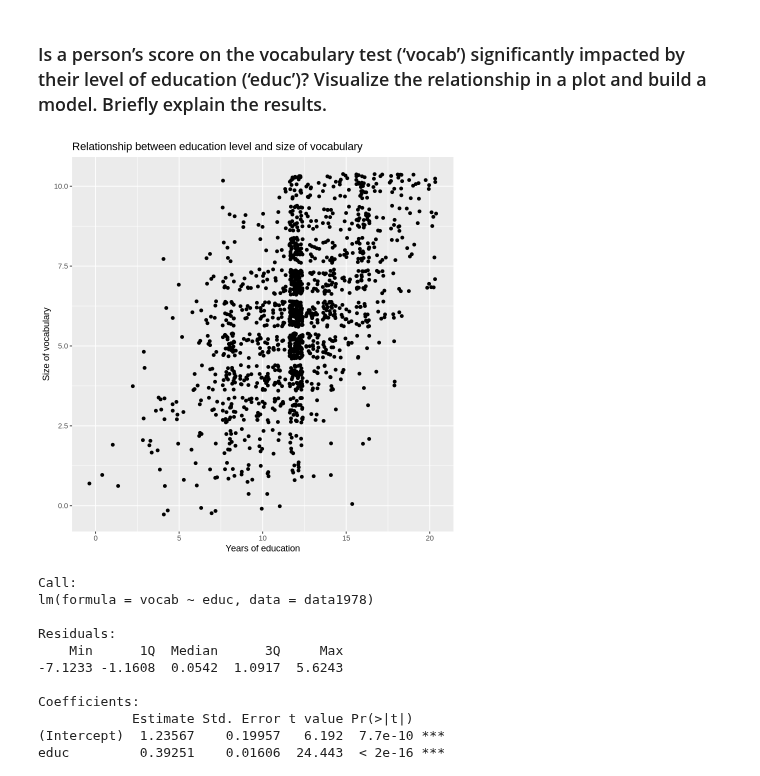
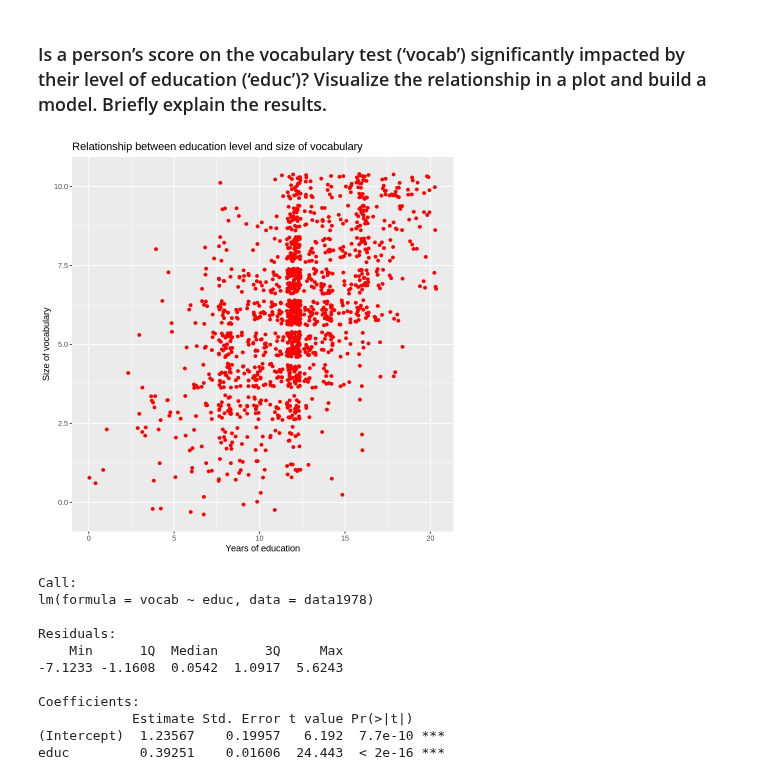
Before and after one commit to annamoll3r/CulturalDataScience, a Jupyter notebook: portfolio2.ipynb, the cells around one changed output. Cells and saved outputs as stored; diff of their text form; code cells hidden in the pictures.

```diff
--- a/portfolio2.ipynb
+++ b/portfolio2.ipynb
@@ -151,17 +151,17 @@ str(data1978)
 # %%
 #Visualization of the relationship
 
 ggplot(data1978,
        aes(x = educ,
            y = vocab)) +
-    geom_point(position = 'jitter') +
+    geom_point(position = 'jitter', color = "red") +
     labs(
         x = "Years of education",
         y = "Size of vocabulary",
         title = "Relationship between education level and size of vocabulary"
       )
 # %% [output]
-[figure, old version]
+[figure, new version]
 # %%
 vocab_educ_model <- lm(vocab ~ educ, data1978)
 summary(vocab_educ_model)
```
Also changed, not shown: parts of 9 cells of this notebook.
